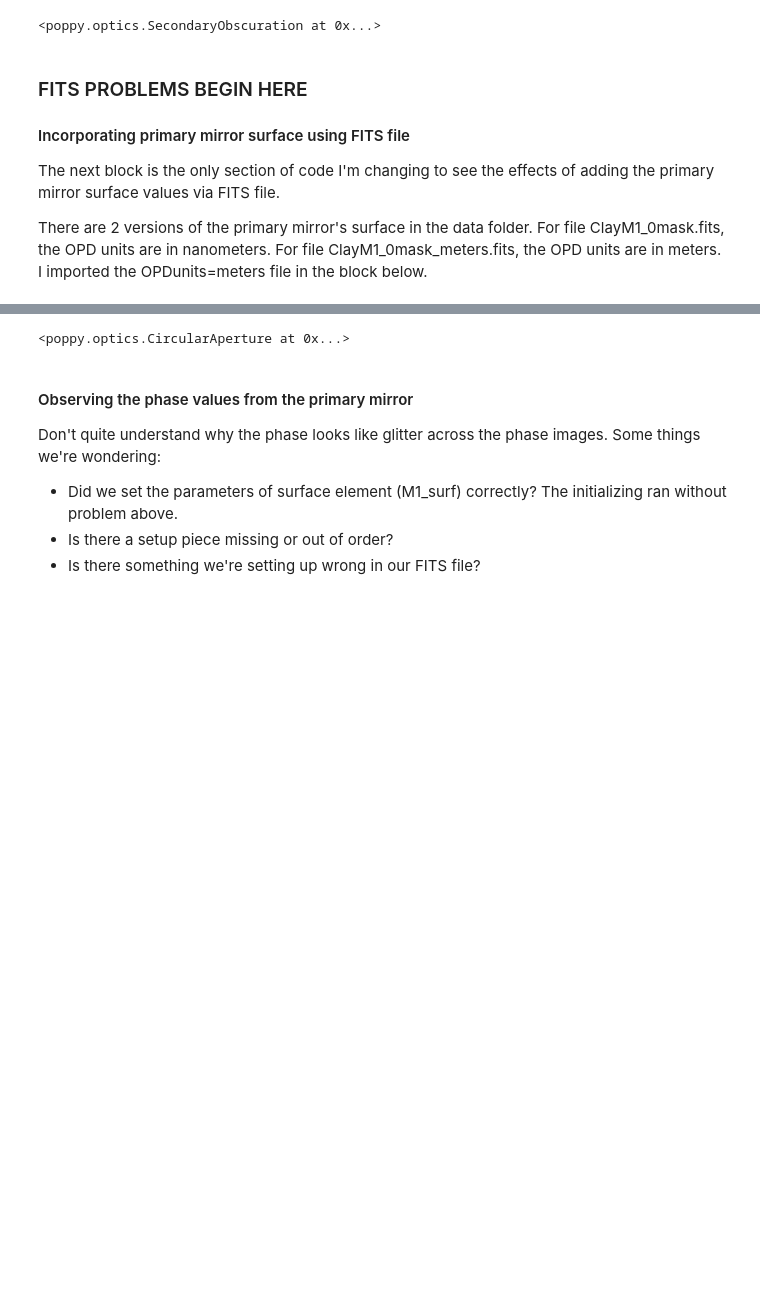
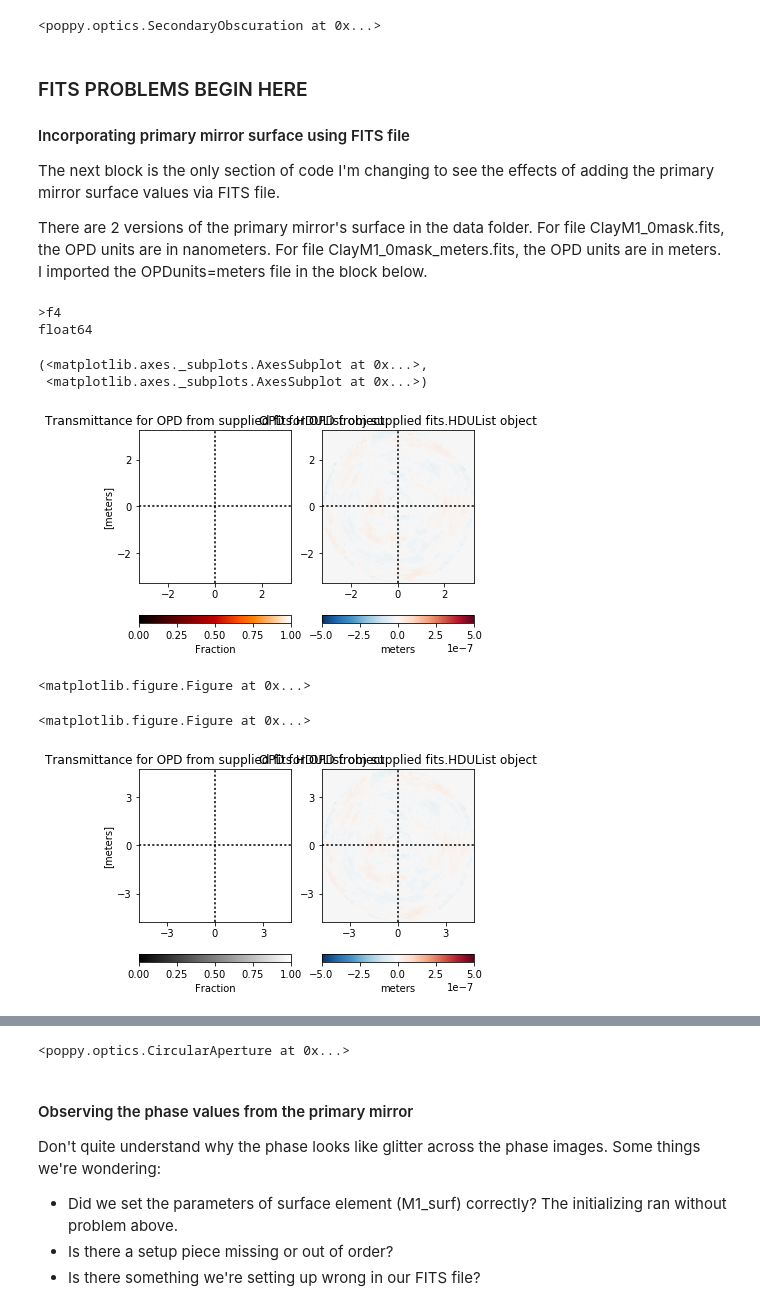
Before and after one commit to douglase/magaox_poppy, a Jupyter notebook: mag_telescope.ipynb, the cells around one changed output, grey strips where cells are left out. Drawn from its saved outputs; the diff is of its cells as text; code cells hidden in the pictures; blank space fills up the shorter version.

```diff
--- a/mag_telescope.ipynb
+++ b/mag_telescope.ipynb
@@ -67,3 +69,36 @@ mag_tel.add_optic(poppy.SecondaryObscuration(secondary_radius=0.29*3.25, support
 The next block is the only section of code I'm changing to see the effects of adding the primary mirror surface values via FITS file.
 
 There are 2 versions of the primary mirror's surface in the data folder. For file ClayM1_0mask.fits, the OPD units are in nanometers. For file ClayM1_0mask_meters.fits, the OPD units are in meters. I imported the OPDunits=meters file in the block below.
+# %%
+m1_fits = fits.open('data/ClayM1_0mask_meters.fits')
+M1_surf = poppy.FITSOpticalElement(opd=m1_fits, opdunits='meters',
+                                   pixelscale=6.5/m1_fits[0].shape[0],
+                                   oversample=0,)
+
+
+M1_surf.display(what="both",colorbar=True)
+plt.figure()
+
+plt.figure(figsize=[8,4])
+
+m1_fits[0].header["PUPLSCAL"]=9.5/m1_fits[0].shape[0]
+
+
+#WORK AROUND, change the datatype, see: https://github.com/mperrin/poppy/issues/213
+print(m1_fits[0].data.dtype)
+m1_fits[0].data=np.float_(m1_fits[0].data)#m1_zernike.get_opd(testWavelength)
+print(m1_fits[0].data.dtype)
+
+
+newM1 = poppy.FITSOpticalElement(opd=m1_fits,opdunits='meters')
+plt.figure()
+newM1.display(what="both",colorbar=True)
+# %% [output]
+>f4
+float64
+(<matplotlib.axes._subplots.AxesSubplot at 0x...>,
+ <matplotlib.axes._subplots.AxesSubplot at 0x...>)
+[figure, added]
+<matplotlib.figure.Figure at 0x...>
+<matplotlib.figure.Figure at 0x...>
+[figure, added]
```
Also changed, not shown: parts of 12 cells of this notebook.
